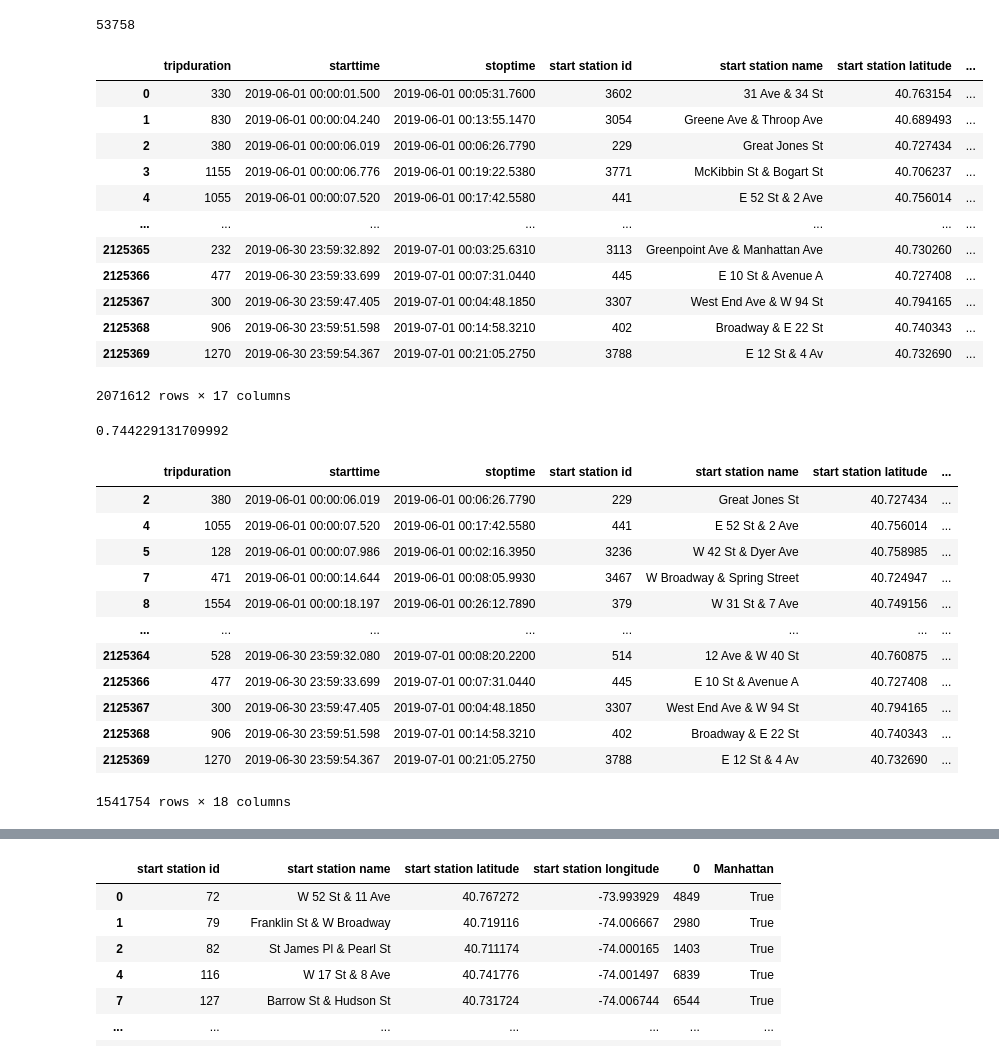
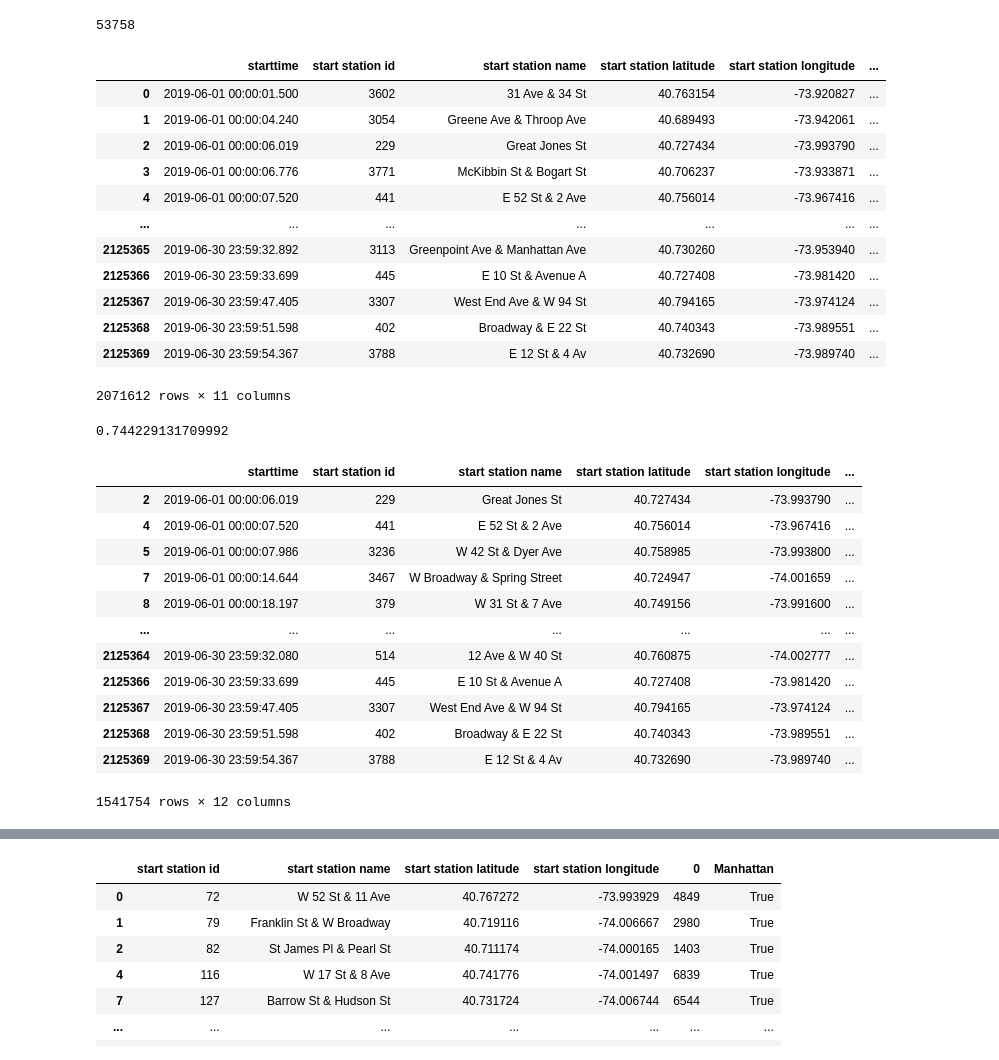
Before and after one commit to jpFenley/citibike-network, a Jupyter notebook: Citibike Network.ipynb, the cells around one changed output, grey strips where cells are left out. Saved outputs shown, nothing was run; the diff lists cells and outputs as text; code cells hidden in the pictures.

```diff
--- a/Citibike Network.ipynb
+++ b/Citibike Network.ipynb
@@ -2,8 +2,8 @@
 import pandas as pd
 import numpy as np
 # %%
-df = pd.read_csv(r'C:\Users\jakep\OneDrive\Documents\CS639\citibike-network\2019_citibike.csv',
-                parse_dates = ['Start Time'],
-                usecols = ['Trip Duration', 'Start Time', 'Start Station ID', 'End Station ID'])
+df = pd.read_csv(r'C:\Users\jakep\OneDrive\Documents\CS639\citibike-network\Data\citibike.csv',
+                parse_dates = ['starttime'],
+                usecols = ['starttime', 'start station id', 'start station name', 'end station id','start station latitude', 'start station longitude', 'end station latitude', 'end station longitude', 'end station name'])
 print(df)
 # %% [output]
@@ -103,27 +103,28 @@ df = df[~same_station]
 # %%
 df.dtypes
 df.loc[df['starttime'].dt.dayofweek < 5, 'Weekday'] = 'Weekday'
 df.loc[df['starttime'].dt.dayofweek >= 5, 'Weekday'] = 'Weekend'
 #df['Weekday'] = df['starttime'].dt.dayofweek < 5 else 'Weekend'
-df.loc[(21 > df['starttime'].dt.hour) & (df['starttime'].dt.hour >= 7), 'Daytime'] = 'Day'
+df.loc[(12 > df['starttime'].dt.hour) & (df['starttime'].dt.hour >= 7), 'Daytime'] = 'Morning'
+df.loc[(21 > df['starttime'].dt.hour) & (df['starttime'].dt.hour >= 12), 'Daytime'] = 'Afternoon'
 df.loc[(21 <= df['starttime'].dt.hour) | (df['starttime'].dt.hour < 7), 'Daytime'] = 'Night'
 #df['Daytime'] = (9 > df['starttime'].dt.hour) & (df['starttime'].dt.hour >= 7)
 #df['Daytime'] = (9 > df['starttime'].dt.hour) & (df['starttime'].dt.hour >= 7)
 df
 # %% [output]
-|  | tripduration | starttime | stoptime | start station id | start station name | start station latitude | ... |
-| 0 | 330 | 2019-06-01 00:00:01.500 | 2019-06-01 00:05:31.7600 | 3602 | 31 Ave & 34 St | 40.763154 | ... |
-| 1 | 830 | 2019-06-01 00:00:04.240 | 2019-06-01 00:13:55.1470 | 3054 | Greene Ave & Throop Ave | 40.689493 | ... |
-| 2 | 380 | 2019-06-01 00:00:06.019 | 2019-06-01 00:06:26.7790 | 229 | Great Jones St | 40.727434 | ... |
-| 3 | 1155 | 2019-06-01 00:00:06.776 | 2019-06-01 00:19:22.5380 | 3771 | McKibbin St & Bogart St | 40.706237 | ... |
-| 4 | 1055 | 2019-06-01 00:00:07.520 | 2019-06-01 00:17:42.5580 | 441 | E 52 St & 2 Ave | 40.756014 | ... |
-| ... | ... | ... | ... | ... | ... | ... | ... |
-| 2125365 | 232 | 2019-06-30 23:59:32.892 | 2019-07-01 00:03:25.6310 | 3113 | Greenpoint Ave & Manhattan Ave | 40.730260 | ... |
-| 2125366 | 477 | 2019-06-30 23:59:33.699 | 2019-07-01 00:07:31.0440 | 445 | E 10 St & Avenue A | 40.727408 | ... |
-| 2125367 | 300 | 2019-06-30 23:59:47.405 | 2019-07-01 00:04:48.1850 | 3307 | West End Ave & W 94 St | 40.794165 | ... |
-| 2125368 | 906 | 2019-06-30 23:59:51.598 | 2019-07-01 00:14:58.3210 | 402 | Broadway & E 22 St | 40.740343 | ... |
-| 2125369 | 1270 | 2019-06-30 23:59:54.367 | 2019-07-01 00:21:05.2750 | 3788 | E 12 St & 4 Av | 40.732690 | ... |
+|  | starttime | start station id | start station name | start station latitude | start station longitude | ... |
+| 0 | 2019-06-01 00:00:01.500 | 3602 | 31 Ave & 34 St | 40.763154 | -73.920827 | ... |
+| 1 | 2019-06-01 00:00:04.240 | 3054 | Greene Ave & Throop Ave | 40.689493 | -73.942061 | ... |
+| 2 | 2019-06-01 00:00:06.019 | 229 | Great Jones St | 40.727434 | -73.993790 | ... |
+| 3 | 2019-06-01 00:00:06.776 | 3771 | McKibbin St & Bogart St | 40.706237 | -73.933871 | ... |
+| 4 | 2019-06-01 00:00:07.520 | 441 | E 52 St & 2 Ave | 40.756014 | -73.967416 | ... |
+| ... | ... | ... | ... | ... | ... | ... |
+| 2125365 | 2019-06-30 23:59:32.892 | 3113 | Greenpoint Ave & Manhattan Ave | 40.730260 | -73.953940 | ... |
+| 2125366 | 2019-06-30 23:59:33.699 | 445 | E 10 St & Avenue A | 40.727408 | -73.981420 | ... |
+| 2125367 | 2019-06-30 23:59:47.405 | 3307 | West End Ave & W 94 St | 40.794165 | -73.974124 | ... |
+| 2125368 | 2019-06-30 23:59:51.598 | 402 | Broadway & E 22 St | 40.740343 | -73.989551 | ... |
+| 2125369 | 2019-06-30 23:59:54.367 | 3788 | E 12 St & 4 Av | 40.732690 | -73.989740 | ... |
-2071612 rows × 17 columns
+2071612 rows × 11 columns
 # %%
 # Given a point(lon, lat) determine whether is it located in Manhattan
 def station_in_city(start, stop):
@@ -142,17 +143,17 @@ np.mean(df['Manhattan'])
 df = df[df['Manhattan']]
 df
 # %% [output]
-|  | tripduration | starttime | stoptime | start station id | start station name | start station latitude | ... |
-| 2 | 380 | 2019-06-01 00:00:06.019 | 2019-06-01 00:06:26.7790 | 229 | Great Jones St | 40.727434 | ... |
-| 4 | 1055 | 2019-06-01 00:00:07.520 | 2019-06-01 00:17:42.5580 | 441 | E 52 St & 2 Ave | 40.756014 | ... |
-| 5 | 128 | 2019-06-01 00:00:07.986 | 2019-06-01 00:02:16.3950 | 3236 | W 42 St & Dyer Ave | 40.758985 | ... |
-| 7 | 471 | 2019-06-01 00:00:14.644 | 2019-06-01 00:08:05.9930 | 3467 | W Broadway & Spring Street | 40.724947 | ... |
-| 8 | 1554 | 2019-06-01 00:00:18.197 | 2019-06-01 00:26:12.7890 | 379 | W 31 St & 7 Ave | 40.749156 | ... |
-| ... | ... | ... | ... | ... | ... | ... | ... |
-| 2125364 | 528 | 2019-06-30 23:59:32.080 | 2019-07-01 00:08:20.2200 | 514 | 12 Ave & W 40 St | 40.760875 | ... |
-| 2125366 | 477 | 2019-06-30 23:59:33.699 | 2019-07-01 00:07:31.0440 | 445 | E 10 St & Avenue A | 40.727408 | ... |
-| 2125367 | 300 | 2019-06-30 23:59:47.405 | 2019-07-01 00:04:48.1850 | 3307 | West End Ave & W 94 St | 40.794165 | ... |
-| 2125368 | 906 | 2019-06-30 23:59:51.598 | 2019-07-01 00:14:58.3210 | 402 | Broadway & E 22 St | 40.740343 | ... |
-| 2125369 | 1270 | 2019-06-30 23:59:54.367 | 2019-07-01 00:21:05.2750 | 3788 | E 12 St & 4 Av | 40.732690 | ... |
+|  | starttime | start station id | start station name | start station latitude | start station longitude | ... |
+| 2 | 2019-06-01 00:00:06.019 | 229 | Great Jones St | 40.727434 | -73.993790 | ... |
+| 4 | 2019-06-01 00:00:07.520 | 441 | E 52 St & 2 Ave | 40.756014 | -73.967416 | ... |
+| 5 | 2019-06-01 00:00:07.986 | 3236 | W 42 St & Dyer Ave | 40.758985 | -73.993800 | ... |
+| 7 | 2019-06-01 00:00:14.644 | 3467 | W Broadway & Spring Street | 40.724947 | -74.001659 | ... |
+| 8 | 2019-06-01 00:00:18.197 | 379 | W 31 St & 7 Ave | 40.749156 | -73.991600 | ... |
+| ... | ... | ... | ... | ... | ... | ... |
+| 2125364 | 2019-06-30 23:59:32.080 | 514 | 12 Ave & W 40 St | 40.760875 | -74.002777 | ... |
+| 2125366 | 2019-06-30 23:59:33.699 | 445 | E 10 St & Avenue A | 40.727408 | -73.981420 | ... |
+| 2125367 | 2019-06-30 23:59:47.405 | 3307 | West End Ave & W 94 St | 40.794165 | -73.974124 | ... |
+| 2125368 | 2019-06-30 23:59:51.598 | 402 | Broadway & E 22 St | 40.740343 | -73.989551 | ... |
+| 2125369 | 2019-06-30 23:59:54.367 | 3788 | E 12 St & 4 Av | 40.732690 | -73.989740 | ... |
-1541754 rows × 18 columns
+1541754 rows × 12 columns
 # %%
```
Also changed, not shown: parts of 11 cells of this notebook, 4 other files.
